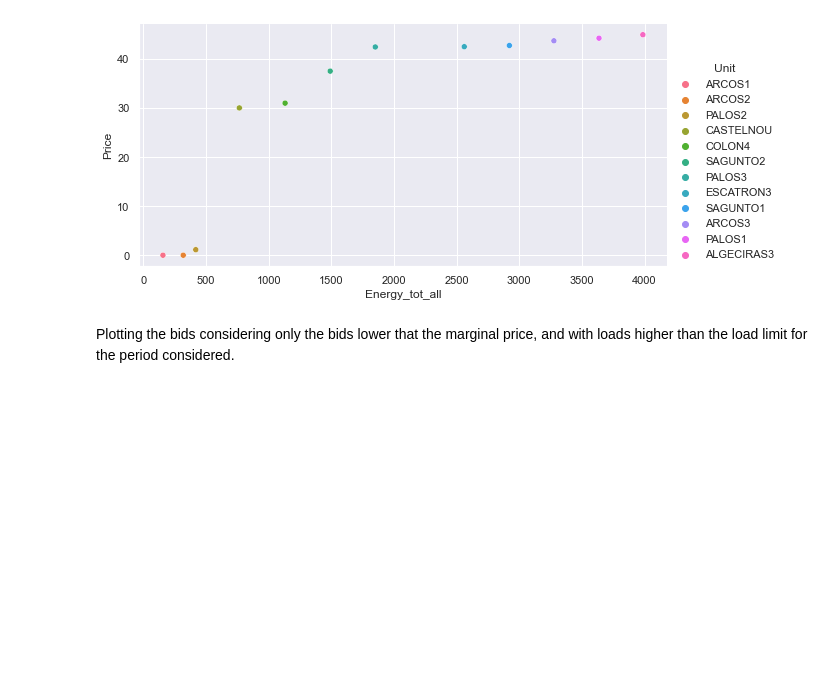
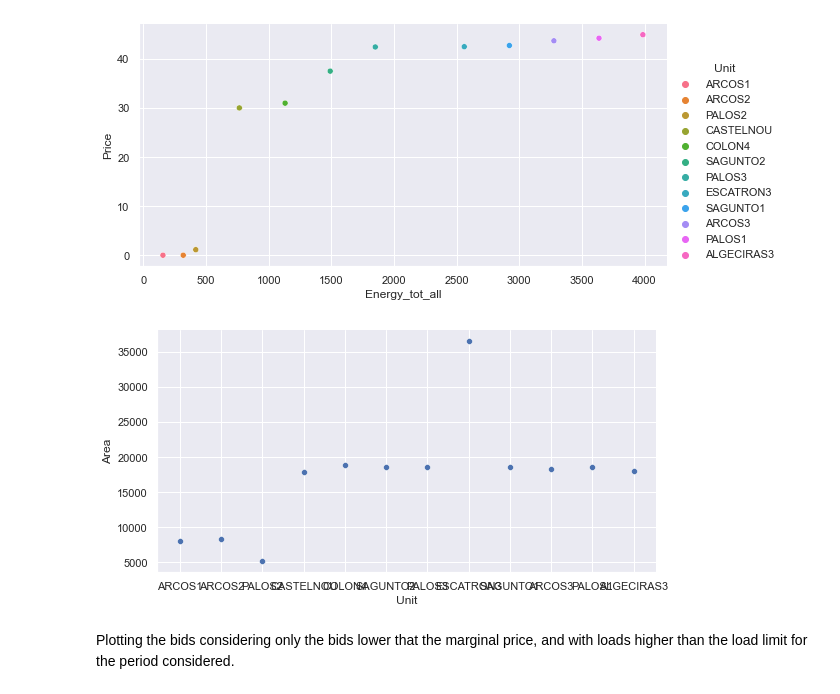
Before and after one commit to luisdelpozo/TFM, a Jupyter notebook: 30_UNIT_Bid_Comparison.ipynb, the cells around one changed output. Cells and saved outputs as stored; diff of their text form; code cells hidden in the pictures; blank space fills up the shorter version.

```diff
--- a/30_UNIT_Bid_Comparison.ipynb
+++ b/30_UNIT_Bid_Comparison.ipynb
@@ -530,6 +530,16 @@ df_units_sel_plot = df_units_sel[(df_units_sel['Date']==date) & (df_units_sel['P
 sns.relplot(data=df_units_sel_plot, x='Energy_tot_all', y='Price', hue='Unit', height=4, aspect=2);
 # %% [output]
 [figure]
+# %%
+
+#Choosing a date and an hour
+date = '2020-09-15'
+hour = 24
+
+df_units_sel_plot = df_units_sel[(df_units_sel['Date']==date) & (df_units_sel['Period']==hour)]
+sns.relplot(data=df_units_sel_plot, x='Unit', y='Area', height=4, aspect=2);
+# %% [output]
+[figure, added]
 # %% [markdown]
 Plotting the bids considering only the bids lower that the marginal price, and with loads higher than the load limit for the period considered.
 # %%
```
Also changed, not shown: 4 other files.
